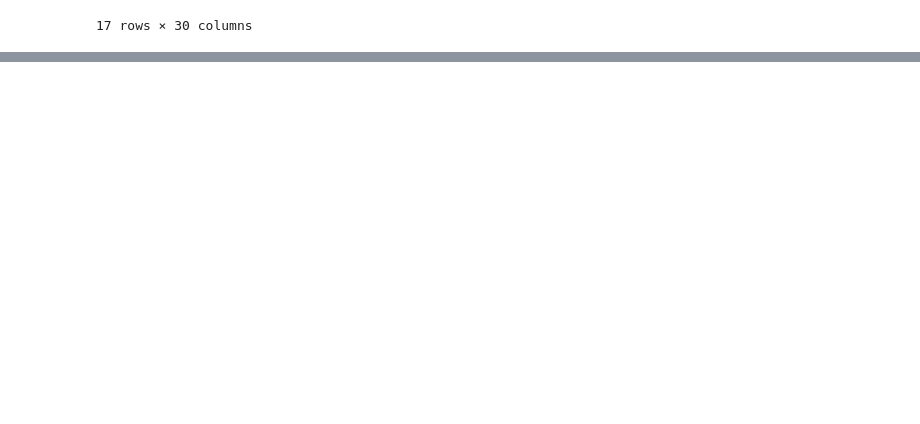
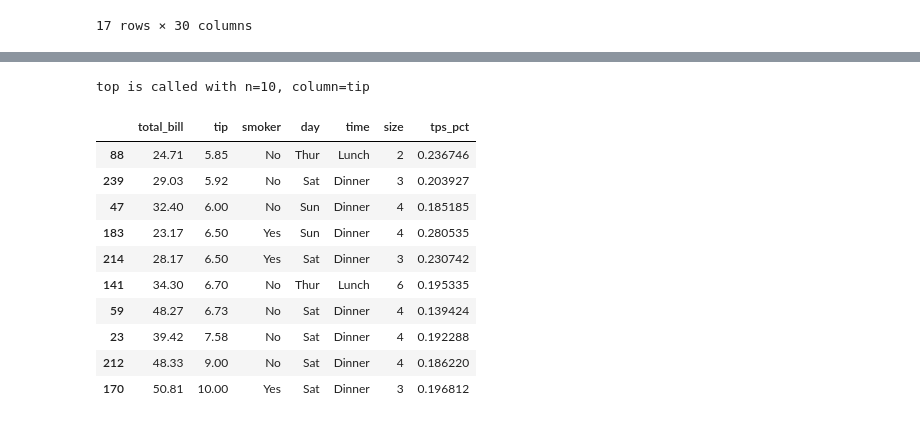
Before and after one commit to deepcloudlabs/dcl702-2020-sep-16, a Jupyter notebook: module09-data.aggregation.and.grouping/exercises.ipynb, the cells around one changed output, grey strips where cells are left out. Cells and saved outputs as stored; diff of their text form; code cells hidden in the pictures; blank space fills up the shorter version.

```diff
--- a/module09-data.aggregation.and.grouping/exercises.ipynb
+++ b/module09-data.aggregation.and.grouping/exercises.ipynb
@@ -240,0 +394,19 @@ dtype: int64
+# %%
+def top(df, n=5, column= 'size'):
+    print(f"top is called with n={n}, column={column}")
+    return df.sort_values(by=column)[-n:]
+# %%
+top(tips, n=10, column='tip')
+# %% [output]
+top is called with n=10, column=tip
+|  | total_bill | tip | smoker | day | time | size | tps_pct |
+| 88 | 24.71 | 5.85 | No | Thur | Lunch | 2 | 0.236746 |
+| 239 | 29.03 | 5.92 | No | Sat | Dinner | 3 | 0.203927 |
+| 47 | 32.40 | 6.00 | No | Sun | Dinner | 4 | 0.185185 |
+| 183 | 23.17 | 6.50 | Yes | Sun | Dinner | 4 | 0.280535 |
+| 214 | 28.17 | 6.50 | Yes | Sat | Dinner | 3 | 0.230742 |
+| 141 | 34.30 | 6.70 | No | Thur | Lunch | 6 | 0.195335 |
+| 59 | 48.27 | 6.73 | No | Sat | Dinner | 4 | 0.139424 |
+| 23 | 39.42 | 7.58 | No | Sat | Dinner | 4 | 0.192288 |
+| 212 | 48.33 | 9.00 | No | Sat | Dinner | 4 | 0.186220 |
+| 170 | 50.81 | 10.00 | Yes | Sat | Dinner | 3 | 0.196812 |
```
Also changed, not shown: parts of 30 cells of this notebook, 2 other files.
